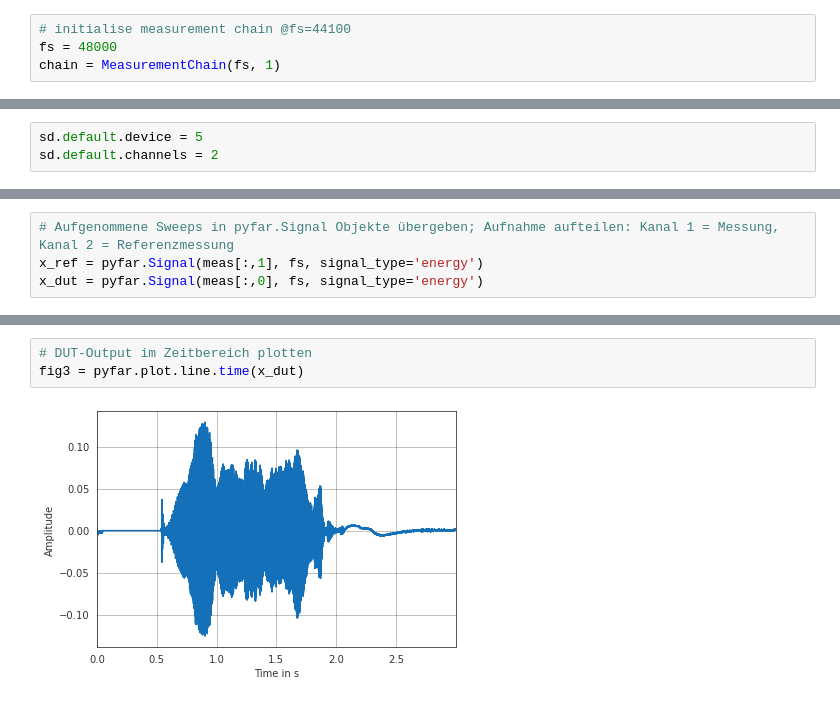
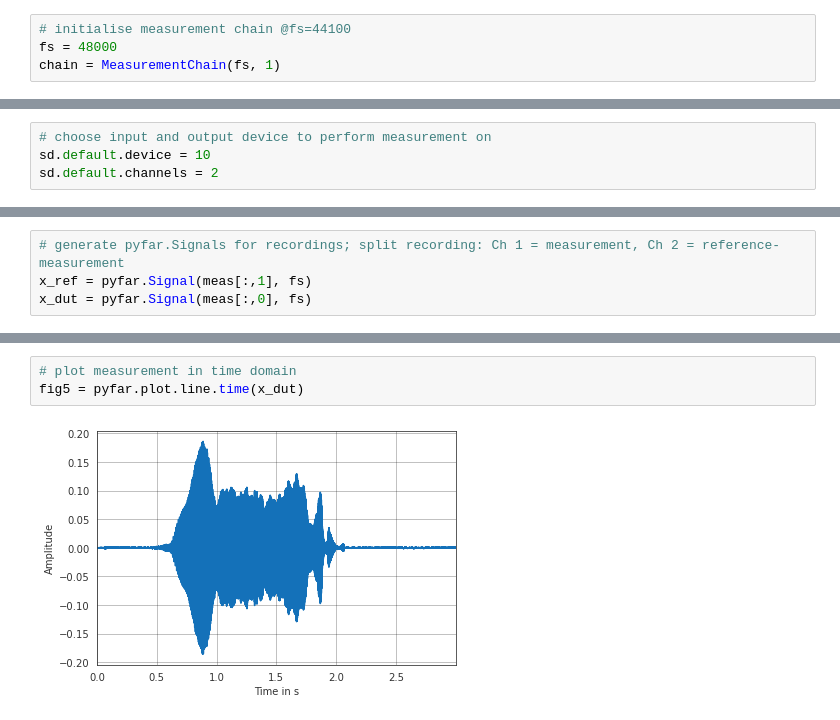
Before and after one commit to pyfar-seminar/mestopy, a Jupyter notebook: mestopy_demo.ipynb, the cells around one changed output, grey strips where cells are left out. Drawn from its saved outputs; the diff is of its cells as text.

Commit message:
add real demo of Measurement Chain to mestopy_demo

```diff
--- a/mestopy_demo.ipynb
+++ b/mestopy_demo.ipynb
@@ -82,4 +85,5 @@ print(sd.query_devices())
 # %%
-sd.default.device = 5
+# choose input and output device to perform measurement on
+sd.default.device = 10
 sd.default.channels = 2
 # %%
@@ -114,5 +120,5 @@ sd.wait()
 # %%
-# Aufgenommene Sweeps in pyfar.Signal Objekte übergeben; Aufnahme aufteilen: Kanal 1 = Messung, Kanal 2 = Referenzmessung
-x_ref = pyfar.Signal(meas[:,1], fs, signal_type='energy')
-x_dut = pyfar.Signal(meas[:,0], fs, signal_type='energy')
+# generate pyfar.Signals for recordings; split recording: Ch 1 = measurement, Ch 2 = reference-measurement
+x_ref = pyfar.Signal(meas[:,1], fs)
+x_dut = pyfar.Signal(meas[:,0], fs)
 # %%
@@ -123,5 +150,5 @@ fig2 = pyfar.plot.line.time(x_ref)
 # %%
-# DUT-Output im Zeitbereich plotten
-fig3 = pyfar.plot.line.time(x_dut)
+# plot measurement in time domain
+fig5 = pyfar.plot.line.time(x_dut)
 # %% [output]
-[figure, old version]
+[figure, new version]
```
Also changed, not shown: parts of 24 cells of this notebook, 1 other file.
